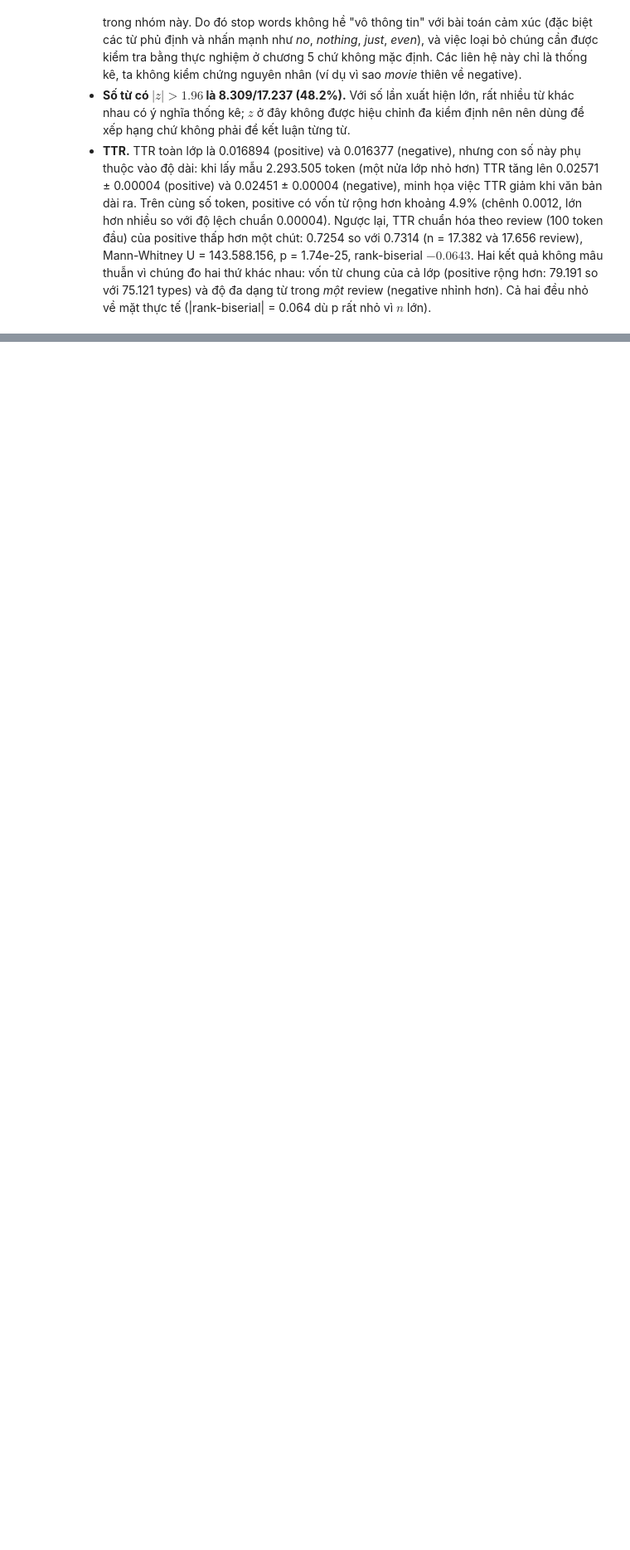
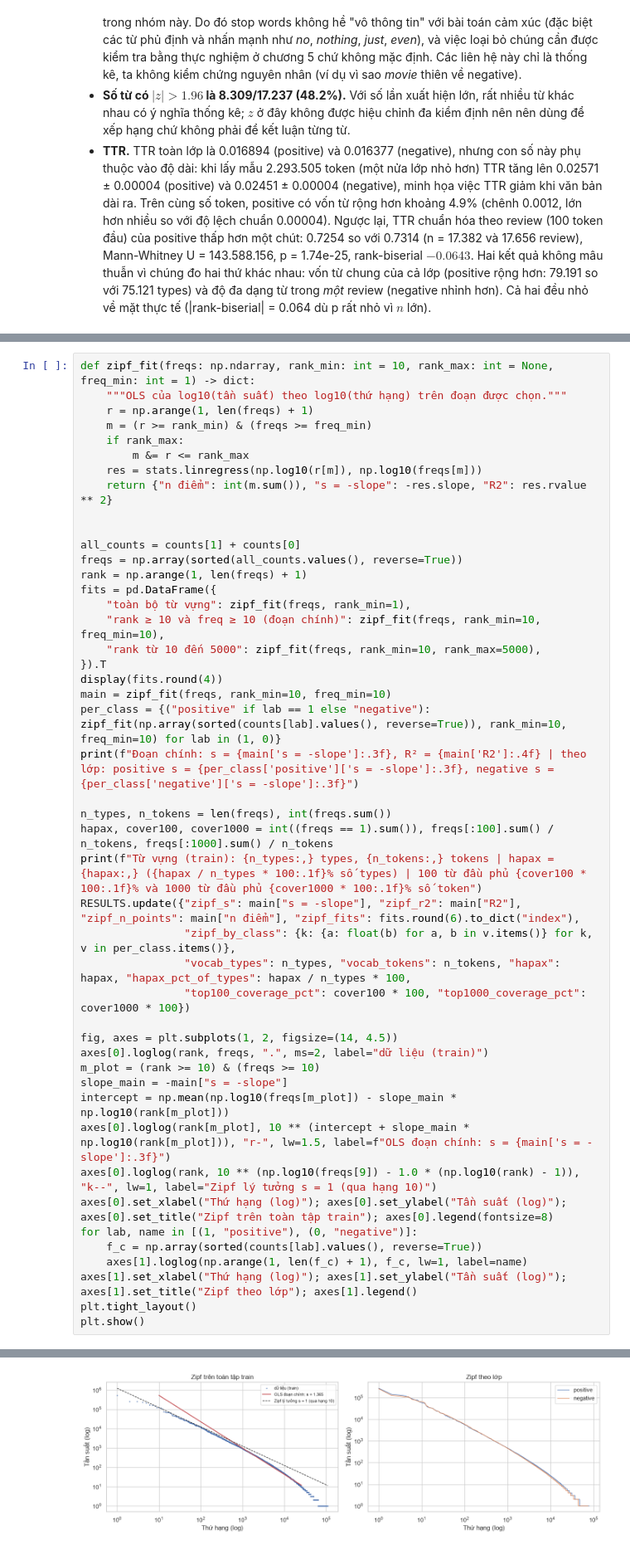
Before and after one commit to CaoThien1402/dm-preprocessing, a Jupyter notebook: book/04_text_eda.ipynb, the cells around one changed output, grey strips where cells are left out. Shown at 83% size. Drawn from its saved outputs; the diff is of its cells as text; blank space fills up the shorter version.

```diff
--- a/book/04_text_eda.ipynb
+++ b/book/04_text_eda.ipynb
@@ -332,0 +345,47 @@ Mann-Whitney trên TTR chuẩn hóa theo review: U = 143588156, p = 1.737e-25, r
+# %%
+def zipf_fit(freqs: np.ndarray, rank_min: int = 10, rank_max: int = None, freq_min: int = 1) -> dict:
+    """OLS của log10(tần suất) theo log10(thứ hạng) trên đoạn được chọn."""
+    r = np.arange(1, len(freqs) + 1)
+    m = (r >= rank_min) & (freqs >= freq_min)
+    if rank_max:
+        m &= r <= rank_max
+    res = stats.linregress(np.log10(r[m]), np.log10(freqs[m]))
+    return {"n điểm": int(m.sum()), "s = -slope": -res.slope, "R2": res.rvalue ** 2}
+
+
+all_counts = counts[1] + counts[0]
+freqs = np.array(sorted(all_counts.values(), reverse=True))
+rank = np.arange(1, len(freqs) + 1)
+fits = pd.DataFrame({
+    "toàn bộ từ vựng": zipf_fit(freqs, rank_min=1),
+    "rank ≥ 10 và freq ≥ 10 (đoạn chính)": zipf_fit(freqs, rank_min=10, freq_min=10),
+    "rank từ 10 đến 5000": zipf_fit(freqs, rank_min=10, rank_max=5000),
+}).T
+display(fits.round(4))
+main = zipf_fit(freqs, rank_min=10, freq_min=10)
+per_class = {("positive" if lab == 1 else "negative"): zipf_fit(np.array(sorted(counts[lab].values(), reverse=True)), rank_min=10, freq_min=10) for lab in (1, 0)}
+print(f"Đoạn chính: s = {main['s = -slope']:.3f}, R² = {main['R2']:.4f} | theo lớp: positive s = {per_class['positive']['s = -slope']:.3f}, negative s = {per_class['negative']['s = -slope']:.3f}")
+
+n_types, n_tokens = len(freqs), int(freqs.sum())
+hapax, cover100, cover1000 = int((freqs == 1).sum()), freqs[:100].sum() / n_tokens, freqs[:1000].sum() / n_tokens
+print(f"Từ vựng (train): {n_types:,} types, {n_tokens:,} tokens | hapax = {hapax:,} ({hapax / n_types * 100:.1f}% số types) | 100 từ đầu phủ {cover100 * 100:.1f}% và 1000 từ đầu phủ {cover1000 * 100:.1f}% số token")
+RESULTS.update({"zipf_s": main["s = -slope"], "zipf_r2": main["R2"], "zipf_n_points": main["n điểm"], "zipf_fits": fits.round(6).to_dict("index"),
+                "zipf_by_class": {k: {a: float(b) for a, b in v.items()} for k, v in per_class.items()},
+                "vocab_types": n_types, "vocab_tokens": n_tokens, "hapax": hapax, "hapax_pct_of_types": hapax / n_types * 100,
+                "top100_coverage_pct": cover100 * 100, "top1000_coverage_pct": cover1000 * 100})
+
+fig, axes = plt.subplots(1, 2, figsize=(14, 4.5))
+axes[0].loglog(rank, freqs, ".", ms=2, label="dữ liệu (train)")
+m_plot = (rank >= 10) & (freqs >= 10)
+slope_main = -main["s = -slope"]
+intercept = np.mean(np.log10(freqs[m_plot]) - slope_main * np.log10(rank[m_plot]))
+axes[0].loglog(rank[m_plot], 10 ** (intercept + slope_main * np.log10(rank[m_plot])), "r-", lw=1.5, label=f"OLS đoạn chính: s = {main['s = -slope']:.3f}")
+axes[0].loglog(rank, 10 ** (np.log10(freqs[9]) - 1.0 * (np.log10(rank) - 1)), "k--", lw=1, label="Zipf lý tưởng s = 1 (qua hạng 10)")
+axes[0].set_xlabel("Thứ hạng (log)"); axes[0].set_ylabel("Tần suất (log)"); axes[0].set_title("Zipf trên toàn tập train"); axes[0].legend(fontsize=8)
+for lab, name in [(1, "positive"), (0, "negative")]:
+    f_c = np.array(sorted(counts[lab].values(), reverse=True))
+    axes[1].loglog(np.arange(1, len(f_c) + 1), f_c, lw=1, label=name)
+axes[1].set_xlabel("Thứ hạng (log)"); axes[1].set_ylabel("Tần suất (log)"); axes[1].set_title("Zipf theo lớp"); axes[1].legend()
+plt.tight_layout()
+plt.show()
+# %% [output]
@@ -332,0 +398 @@ Mann-Whitney trên TTR chuẩn hóa theo review: U = 143588156, p = 1.737e-25, r
+[figure, added]
```
Also changed, not shown: parts of 4 cells of this notebook, 1 other file.
